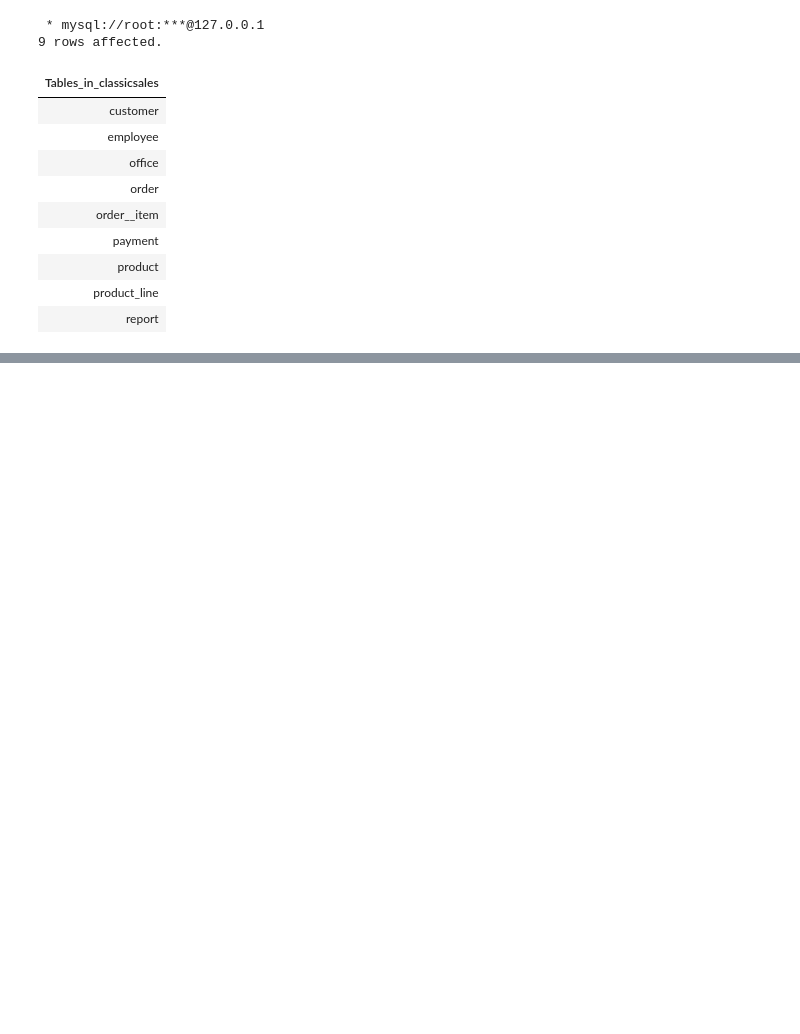
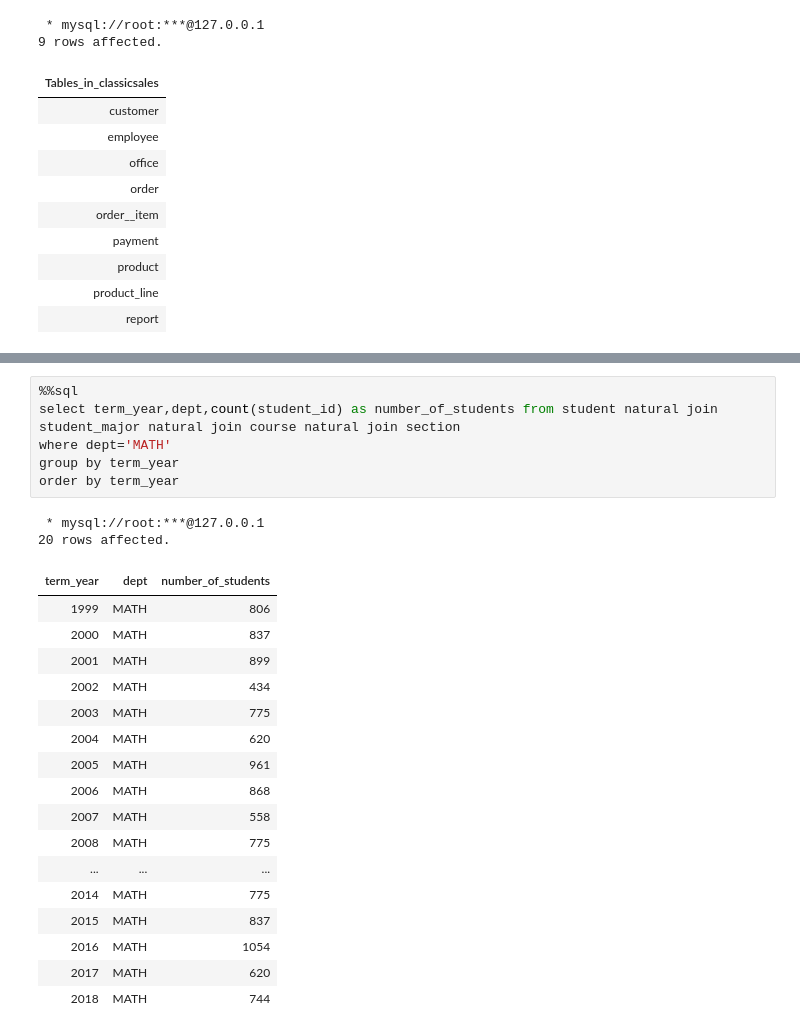
Before and after one commit to JasmineMadi/datajoint-tutorials, a Jupyter notebook: db-course/Assignment7.ipynb, the cells around one changed output, grey strips where cells are left out. Drawn from its saved outputs; the diff is of its cells as text; blank space fills up the shorter version.

```diff
--- a/db-course/Assignment7.ipynb
+++ b/db-course/Assignment7.ipynb
@@ -451,0 +517,26 @@ group by day
+# %%
+%%sql
+select term_year,dept,count(student_id) as number_of_students from student natural join student_major natural join course natural join section
+where dept='MATH'
+group by term_year
+order by term_year
+# %% [output]
+ * mysql://root:***@127.0.0.1
+20 rows affected.
+| term_year | dept | number_of_students |
+| 1999 | MATH | 806 |
+| 2000 | MATH | 837 |
+| 2001 | MATH | 899 |
+| 2002 | MATH | 434 |
+| 2003 | MATH | 775 |
+| 2004 | MATH | 620 |
+| 2005 | MATH | 961 |
+| 2006 | MATH | 868 |
+| 2007 | MATH | 558 |
+| 2008 | MATH | 775 |
+| ... | ... | ... |
+| 2014 | MATH | 775 |
+| 2015 | MATH | 837 |
+| 2016 | MATH | 1054 |
+| 2017 | MATH | 620 |
+| 2018 | MATH | 744 |
```
Also changed, not shown: parts of 9 cells of this notebook.
